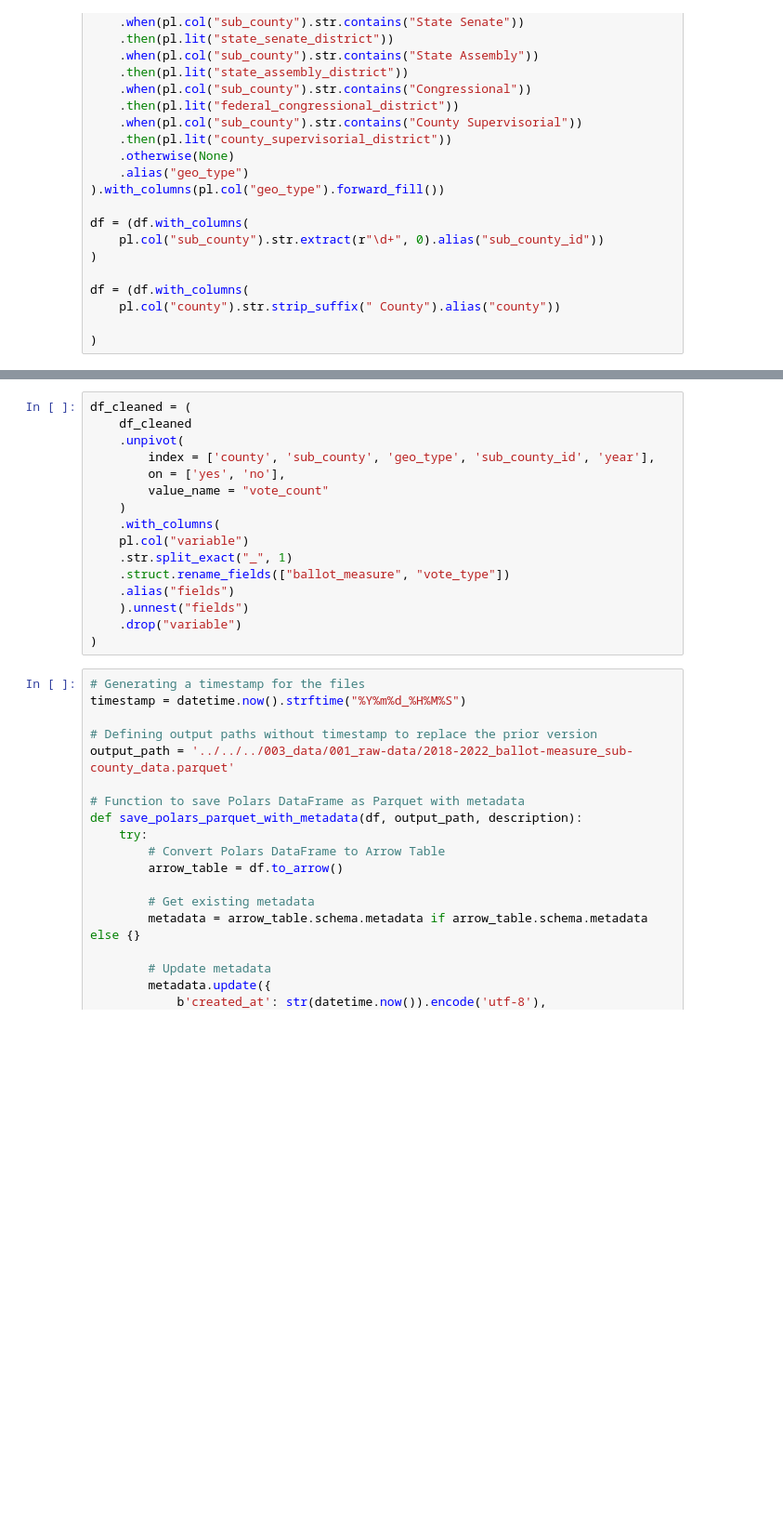
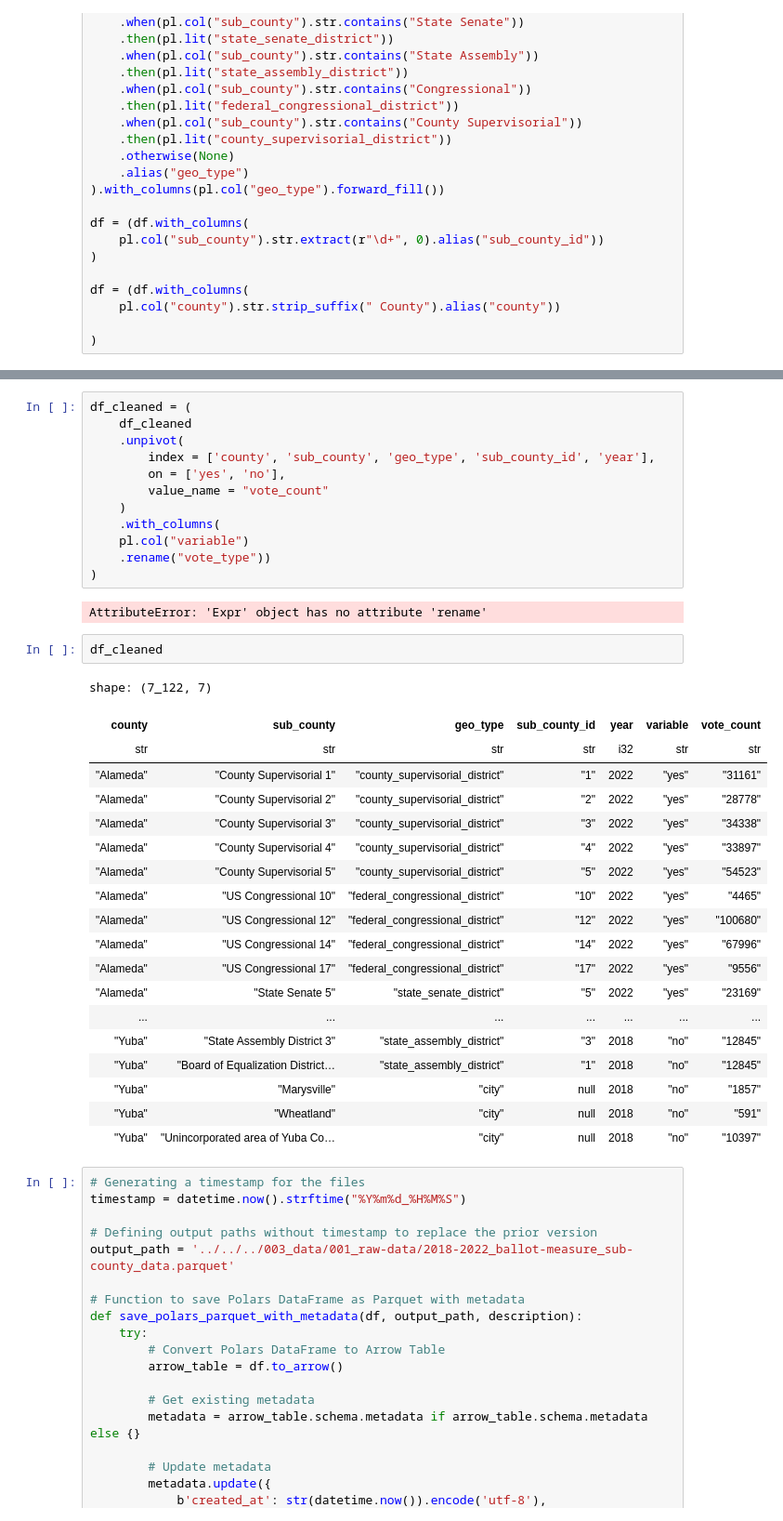
Before and after one commit to MichaelPaulLight/milestone_1, a Jupyter notebook: 004_data-processing-scripts/001_import-raw-data/michael/import-raw-data_sos_ballot-measure-votes.ipynb, the cells around one changed output, grey strips where cells are left out. Shown: that part at 93% size. Drawn from its saved outputs; the diff is of its cells as text; blank space fills up the shorter version.

```diff
--- a/004_data-processing-scripts/001_import-raw-data/michael/import-raw-data_sos_ballot-measure-votes.ipynb
+++ b/004_data-processing-scripts/001_import-raw-data/michael/import-raw-data_sos_ballot-measure-votes.ipynb
@@ -199,12 +210,32 @@ df_cleaned = (
     )
     .with_columns(
     pl.col("variable")
-    .str.split_exact("_", 1)
-    .struct.rename_fields(["ballot_measure", "vote_type"])
-    .alias("fields")
-    ).unnest("fields")
-    .drop("variable")
+    .rename("vote_type"))
 )
+# %% [output]
+AttributeError: 'Expr' object has no attribute 'rename'
+# %%
+df_cleaned
+# %% [output]
+shape: (7_122, 7)
+| county | sub_county | geo_type | sub_county_id | year | variable | vote_count |
+| str | str | str | str | i32 | str | str |
+| "Alameda" | "County Supervisorial 1" | "county_supervisorial_district" | "1" | 2022 | "yes" | "31161" |
+| "Alameda" | "County Supervisorial 2" | "county_supervisorial_district" | "2" | 2022 | "yes" | "28778" |
+| "Alameda" | "County Supervisorial 3" | "county_supervisorial_district" | "3" | 2022 | "yes" | "34338" |
+| "Alameda" | "County Supervisorial 4" | "county_supervisorial_district" | "4" | 2022 | "yes" | "33897" |
+| "Alameda" | "County Supervisorial 5" | "county_supervisorial_district" | "5" | 2022 | "yes" | "54523" |
+| "Alameda" | "US Congressional 10" | "federal_congressional_district" | "10" | 2022 | "yes" | "4465" |
+| "Alameda" | "US Congressional 12" | "federal_congressional_district" | "12" | 2022 | "yes" | "100680" |
+| "Alameda" | "US Congressional 14" | "federal_congressional_district" | "14" | 2022 | "yes" | "67996" |
+| "Alameda" | "US Congressional 17" | "federal_congressional_district" | "17" | 2022 | "yes" | "9556" |
+| "Alameda" | "State Senate 5" | "state_senate_district" | "5" | 2022 | "yes" | "23169" |
+| ... | ... | ... | ... | ... | ... | ... |
+| "Yuba" | "State Assembly District 3" | "state_assembly_district" | "3" | 2018 | "no" | "12845" |
+| "Yuba" | "Board of Equalization District… | "state_assembly_district" | "1" | 2018 | "no" | "12845" |
+| "Yuba" | "Marysville" | "city" | null | 2018 | "no" | "1857" |
+| "Yuba" | "Wheatland" | "city" | null | 2018 | "no" | "591" |
+| "Yuba" | "Unincorporated area of Yuba Co… | "city" | null | 2018 | "no" | "10397" |
 # %%
 # Generating a timestamp for the files
 timestamp = datetime.now().strftime("%Y%m%d_%H%M%S")
```
Also changed, not shown: parts of 1 cell of this notebook, 1 other file.
